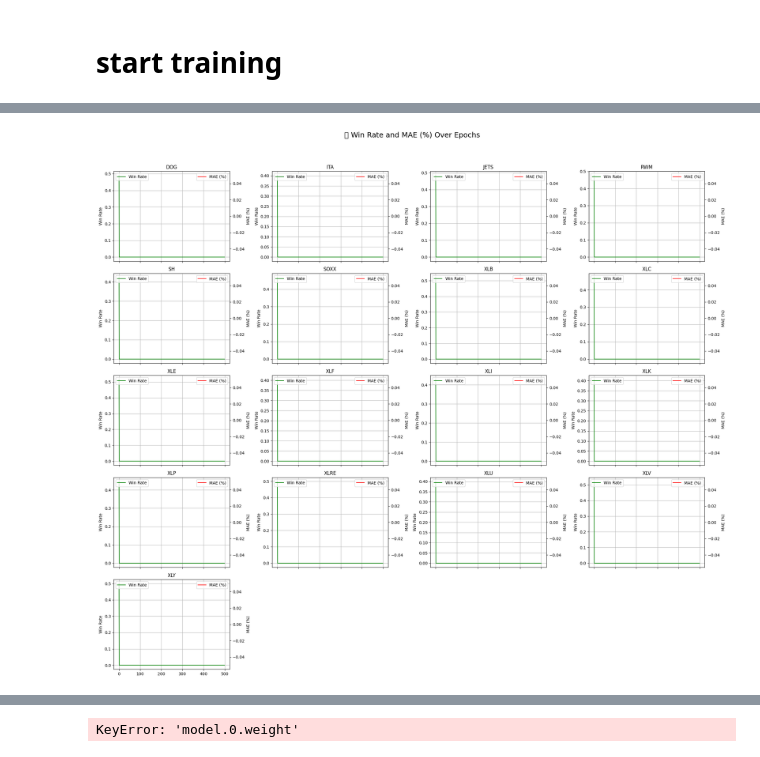
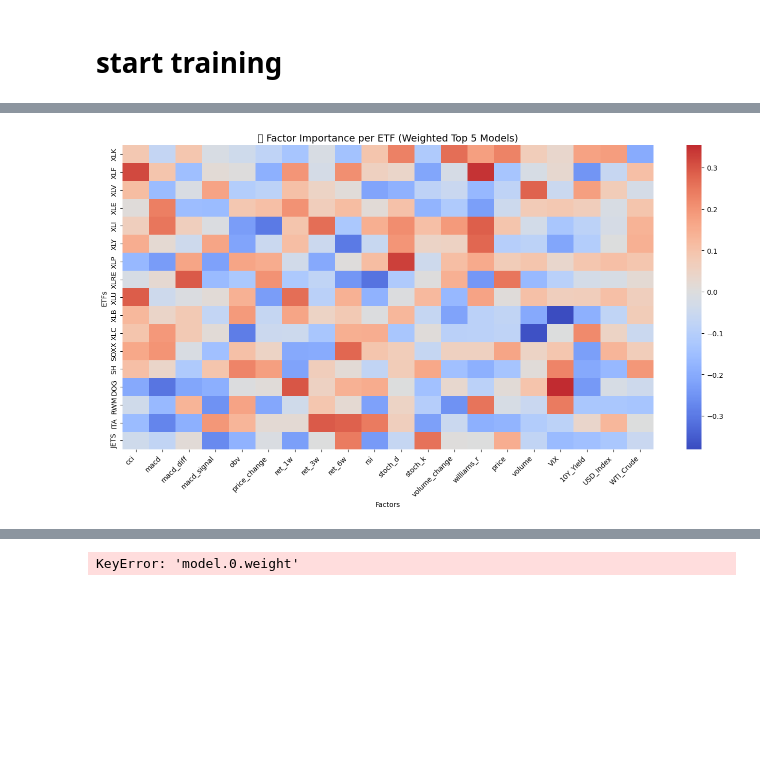
Before and after one commit to tomqwrtyu/QT_ETF_Rotate, a Jupyter notebook: my_agent/etf_weekly_swing_test2.ipynb, the cells around one changed output, grey strips where cells are left out. Drawn from its saved outputs; the diff is of its cells as text; code cells hidden in the pictures; blank space fills up the shorter version.

Commit message:
complete tranning model and the heatmap

```diff
--- a/my_agent/etf_weekly_swing_test2.ipynb
+++ b/my_agent/etf_weekly_swing_test2.ipynb
@@ -501,68 +551,48 @@ AssertionError: embed_dim must be divisible by num_heads
 # %%
 import os
+import torch
 import pandas as pd
 import matplotlib.pyplot as plt
+import seaborn as sns
 
-# === Folder where logs are saved ===
-log_dir = os.path.abspath(os.path.join(os.getcwd(), '..', 'model_weights'))
-log_files = [f for f in os.listdir(log_dir) if f.startswith('training_log_') and f.endswith('.csv')]
+# === Config ===
+weights_dir = os.path.abspath(os.path.join(os.getcwd(), '..', 'model_weights'))
+feature_dir = os.path.abspath(os.path.join(os.getcwd(), '..', 'dataset', 'normalized_matrix'))
+ETF_LIST = ['XLK', 'XLF', 'XLV', 'XLE', 'XLI', 'XLY', 'XLP', 'XLRE', 'XLU', 'XLB', 'XLC', 'SOXX', 'SH', 'DOG', 'RWM', 'ITA', 'JETS']
 
-# === Load logs and compute stats ===
-etf_logs = {}
-summary_stats = []
+# === Storage ===
+factor_weights = {}
 
-for file in log_files:
-    etf = file.replace('training_log_', '').replace('.csv', '')
-    df = pd.read_csv(os.path.join(log_dir, file))
-    df['ETF'] = etf
+# === Extract input dimension ===
+first_etf = ETF_LIST[0]
+example_path = os.path.join(feature_dir, f'{first_etf}_combined.csv')
+example_features = pd.read_csv(example_path, index_col=0)
+factor_names = example_features.columns.tolist()
 
-    top5 = df.sort_values('win_rate', ascending=False).head(5)
-    top1 = top5.iloc[0]
+# === Aggregate top 5 weights for each ETF
+for etf in ETF_LIST:
+    weights = []
+    for i in range(1, 6):
+        model_path = os.path.join(weights_dir, f"{etf}_top{i}.pt")
+        if os.path.exists(model_path):
+            data = torch.load(model_path, map_location='cpu')
+            linear_weights = data['weights']['output.weight'].squeeze().numpy()
+            weights.append(linear_weights * data['weight'])  # weighted by performance
+    if weights:
+        factor_weights[etf] = sum(weights)
 
-    summary_stats.append({
-        'ETF': etf,
-        'avg_win_rate_top5': top5['win_rate'].mean(),
-        'avg_mae_top5_percent': top5['mae'].mean() * 100,  # convert to percent
-        'top1_win_rate': top1['win_rate']
-    })
+# === Create DataFrame for heatmap
+weight_df = pd.DataFrame(factor_weights, index=factor_names)
+weight_df = weight_df.T  # shape: (ETF, Factors)
 
-    etf_logs[etf] = df
-
-summary_df = pd.DataFrame(summary_stats)
-summary_df = summary_df.sort_values('avg_win_rate_top5', ascending=False)
-
-# === Format MAE as % string ===
-summary_df['avg_mae_top5_percent'] = summary_df['avg_mae_top5_percent'].map(lambda x: f"{x:.2f}%")
-summary_df['avg_win_rate_top5'] = summary_df['avg_win_rate_top5'].map(lambda x: f"{x:.4f}")
-summary_df['top1_win_rate'] = summary_df['top1_win_rate'].map(lambda x: f"{x:.4f}")
-
-# === Plotting: Win Rate vs. MAE with dual axes ===
-cols = 4
-rows = (len(etf_logs) + cols - 1) // cols
-fig, axes = plt.subplots(rows, cols, figsize=(22, 4 * rows), sharex=True)
-axes = axes.flatten()
-
-for i, (etf, df) in enumerate(sorted(etf_logs.items())):
-    ax = axes[i]
-    ax2 = ax.twinx()
-    ax.plot(df['epoch'], df['win_rate'], label='Win Rate', color='green')
-    ax2.plot(df['epoch'], df['mae'] * 100, label='MAE (%)', color='red')
-    ax.set_title(etf)
-    ax.set_ylabel('Win Rate')
-    ax2.set_ylabel('MAE (%)')
-    ax.grid(True)
-    ax.legend(loc='upper left')
-    ax2.legend(loc='upper right')
-
-for j in range(i + 1, len(axes)):
-    fig.delaxes(axes[j])
-
-fig.suptitle('📈 Win Rate and MAE (%) Over Epochs', fontsize=18)
-plt.tight_layout(rect=[0, 0.03, 1, 0.95])
+# === Plot ===
+plt.figure(figsize=(14, 8))
+sns.heatmap(weight_df, cmap="coolwarm", annot=False, center=0)
+plt.title("🎯 Factor Importance per ETF (Weighted Top 5 Models)", fontsize=14)
+plt.xlabel("Factors")
+plt.ylabel("ETFs")
+plt.tight_layout()
+plt.xticks(rotation=45, ha="right")
 plt.show()
-
-# === Clean summary display ===
-print("📊 Summary (Top 5 Epochs by Win Rate per ETF):")
-print(summary_df.rename(columns={'avg_mae_top5_percent': 'avg_mae_top5 (%)'}).to_string(index=False))
 # %% [output]
-[figure, old version]
+[figure, new version]
```
Also changed, not shown: parts of 2 cells of this notebook.
